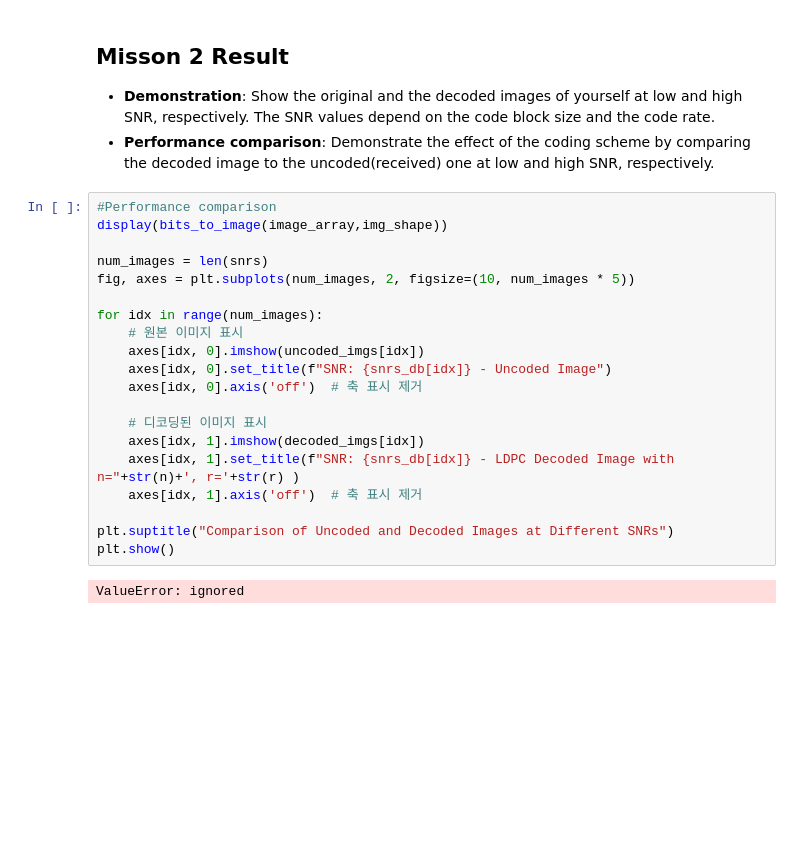
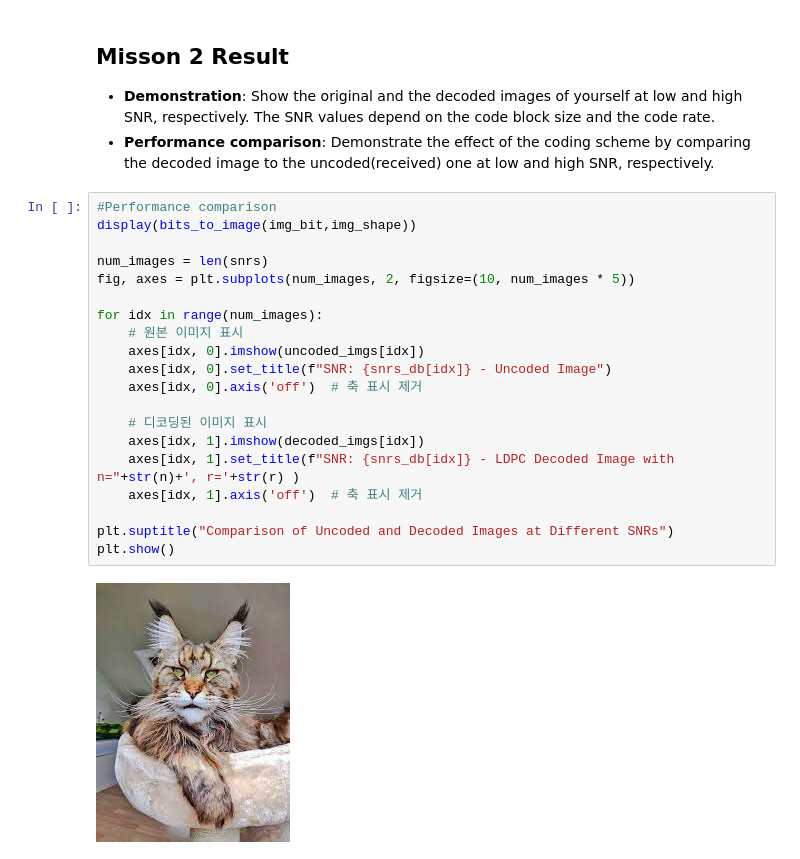
Before and after one commit to smin-k/Digital-Communication-Systems, a Jupyter notebook: Project.ipynb, the cells around one changed output. Saved outputs shown, nothing was run; the diff lists cells and outputs as text; blank space fills up the shorter version.

```diff
--- a/Project.ipynb
+++ b/Project.ipynb
@@ -811,23 +811,23 @@ Wall time: 2min 23s
 * **Performance comparison**: Demonstrate the effect of the coding scheme by comparing the decoded image to the uncoded(received) one at low and high SNR, respectively.
 # %%
 #Performance comparison
-display(bits_to_image(image_array,img_shape))
+display(bits_to_image(img_bit,img_shape))
 
 num_images = len(snrs)
 fig, axes = plt.subplots(num_images, 2, figsize=(10, num_images * 5))
 
 for idx in range(num_images):
     # 원본 이미지 표시
     axes[idx, 0].imshow(uncoded_imgs[idx])
     axes[idx, 0].set_title(f"SNR: {snrs_db[idx]} - Uncoded Image")
     axes[idx, 0].axis('off')  # 축 표시 제거
 
     # 디코딩된 이미지 표시
     axes[idx, 1].imshow(decoded_imgs[idx])
     axes[idx, 1].set_title(f"SNR: {snrs_db[idx]} - LDPC Decoded Image with n="+str(n)+', r='+str(r) )
     axes[idx, 1].axis('off')  # 축 표시 제거
 
 plt.suptitle("Comparison of Uncoded and Decoded Images at Different SNRs")
 plt.show()
 # %% [output]
-ValueError: ignored
+[figure, added]
```
Also changed, not shown: parts of 1 cell of this notebook.
